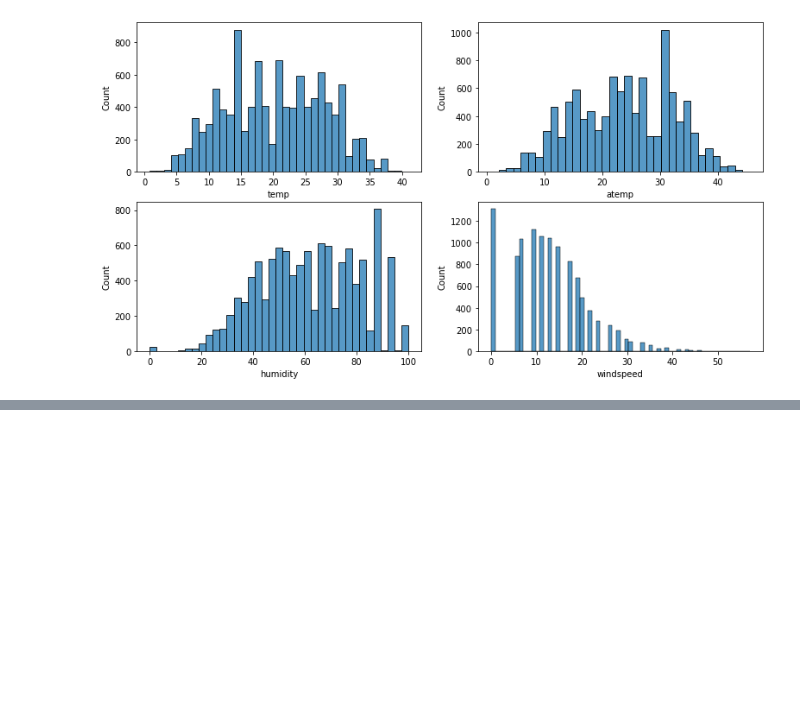
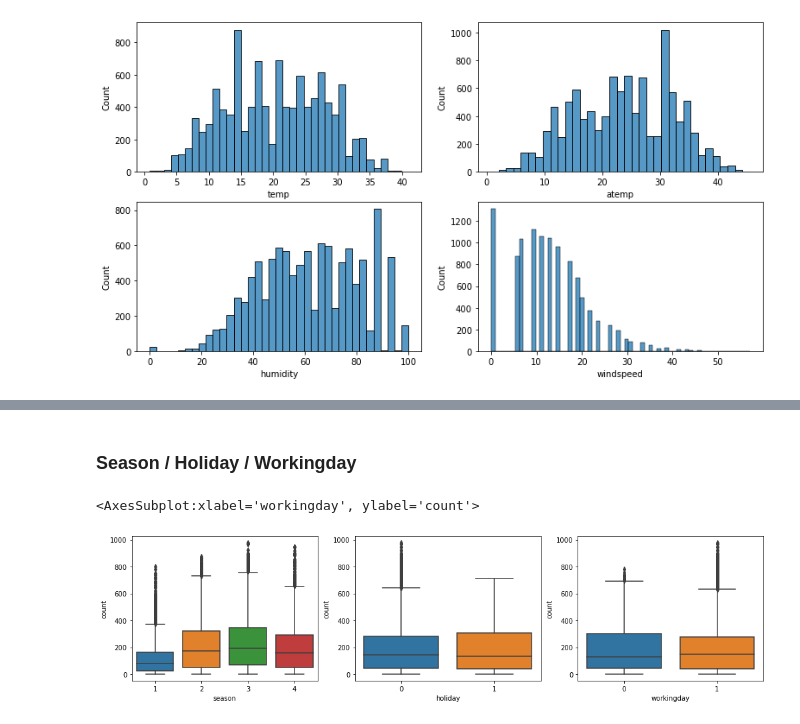
Before and after one commit to MaxYehhh/Kaggle, a Jupyter notebook: bike_sharing_demand/bike_sharing_demand.ipynb, the cells around one changed output, grey strips where cells are left out. Drawn from its saved outputs; the diff is of its cells as text; code cells hidden in the pictures; blank space fills up the shorter version.

```diff
--- a/bike_sharing_demand/bike_sharing_demand.ipynb
+++ b/bike_sharing_demand/bike_sharing_demand.ipynb
@@ -316,0 +451,11 @@ sns.histplot(data=train_df, x='windspeed', ax=axes[1][1])
+# %% [markdown]
+### Season / Holiday / Workingday
+# %%
+fig, axes = plt.subplots(nrows=1, ncols=3, figsize=(17, 4))
+
+sns.boxplot(data=newTrain_df, x='season', y='count', ax=axes[0])
+sns.boxplot(data=newTrain_df, x='holiday', y='count', ax=axes[1])
+sns.boxplot(data=newTrain_df, x='workingday', y='count', ax=axes[2])
+# %% [output]
+<AxesSubplot:xlabel='workingday', ylabel='count'>
+[figure, added]
```
Also changed, not shown: parts of 25 cells of this notebook.
